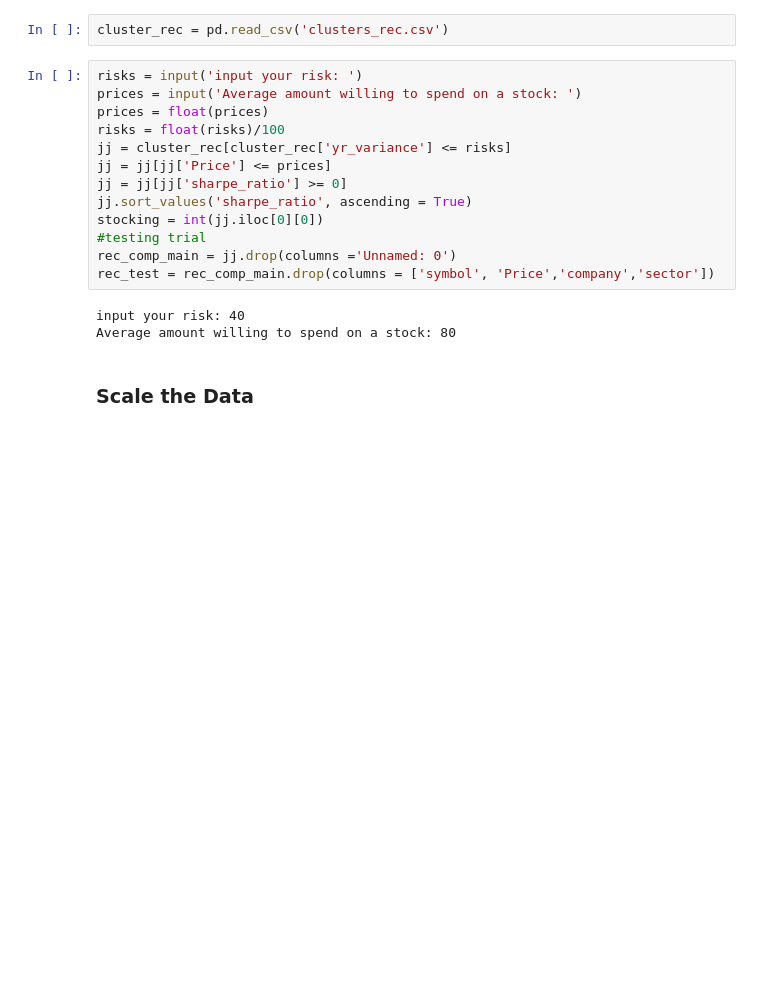
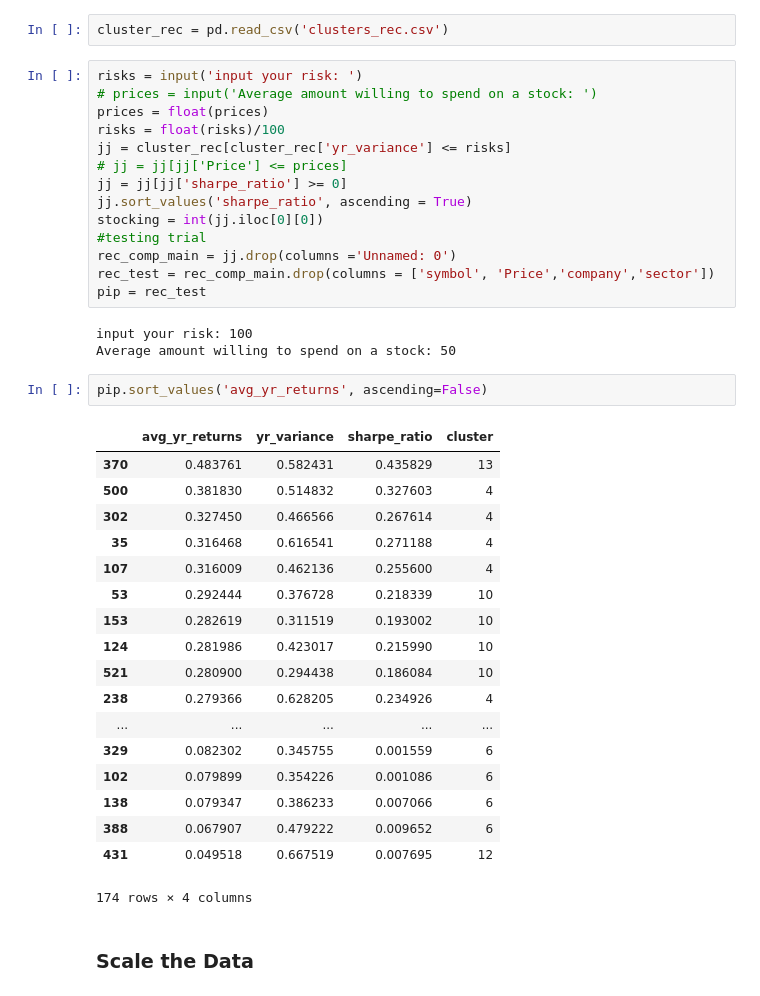
Before and after one commit to Jwdaniel34/UrPortfolio, a Jupyter notebook: recommendation_system/knn_recommneder_mean.ipynb, the cells around one changed output. Cells and saved outputs as stored; diff of their text form; blank space fills up the shorter version.

```diff
--- a/recommendation_system/knn_recommneder_mean.ipynb
+++ b/recommendation_system/knn_recommneder_mean.ipynb
@@ -17,20 +17,42 @@ style.use('ggplot')
 cluster_rec = pd.read_csv('clusters_rec.csv')
 # %%
 risks = input('input your risk: ')
-prices = input('Average amount willing to spend on a stock: ')
+# prices = input('Average amount willing to spend on a stock: ')
 prices = float(prices)
 risks = float(risks)/100
 jj = cluster_rec[cluster_rec['yr_variance'] <= risks]
-jj = jj[jj['Price'] <= prices]
+# jj = jj[jj['Price'] <= prices]
 jj = jj[jj['sharpe_ratio'] >= 0]
 jj.sort_values('sharpe_ratio', ascending = True)
 stocking = int(jj.iloc[0][0])
 #testing trial
 rec_comp_main = jj.drop(columns ='Unnamed: 0')
 rec_test = rec_comp_main.drop(columns = ['symbol', 'Price','company','sector'])
+pip = rec_test
 # %% [output]
-input your risk: 40
-Average amount willing to spend on a stock: 80
+input your risk: 100
+Average amount willing to spend on a stock: 50
+# %%
+pip.sort_values('avg_yr_returns', ascending=False)
+# %% [output]
+|  | avg_yr_returns | yr_variance | sharpe_ratio | cluster |
+| 370 | 0.483761 | 0.582431 | 0.435829 | 13 |
+| 500 | 0.381830 | 0.514832 | 0.327603 | 4 |
+| 302 | 0.327450 | 0.466566 | 0.267614 | 4 |
+| 35 | 0.316468 | 0.616541 | 0.271188 | 4 |
+| 107 | 0.316009 | 0.462136 | 0.255600 | 4 |
+| 53 | 0.292444 | 0.376728 | 0.218339 | 10 |
+| 153 | 0.282619 | 0.311519 | 0.193002 | 10 |
+| 124 | 0.281986 | 0.423017 | 0.215990 | 10 |
+| 521 | 0.280900 | 0.294438 | 0.186084 | 10 |
+| 238 | 0.279366 | 0.628205 | 0.234926 | 4 |
+| ... | ... | ... | ... | ... |
+| 329 | 0.082302 | 0.345755 | 0.001559 | 6 |
+| 102 | 0.079899 | 0.354226 | 0.001086 | 6 |
+| 138 | 0.079347 | 0.386233 | 0.007066 | 6 |
+| 388 | 0.067907 | 0.479222 | 0.009652 | 6 |
+| 431 | 0.049518 | 0.667519 | 0.007695 | 12 |
+174 rows × 4 columns
 # %% [markdown]
 ### Scale the Data
 # %%
```
Also changed, not shown: parts of 9 cells of this notebook, 7 other files.
